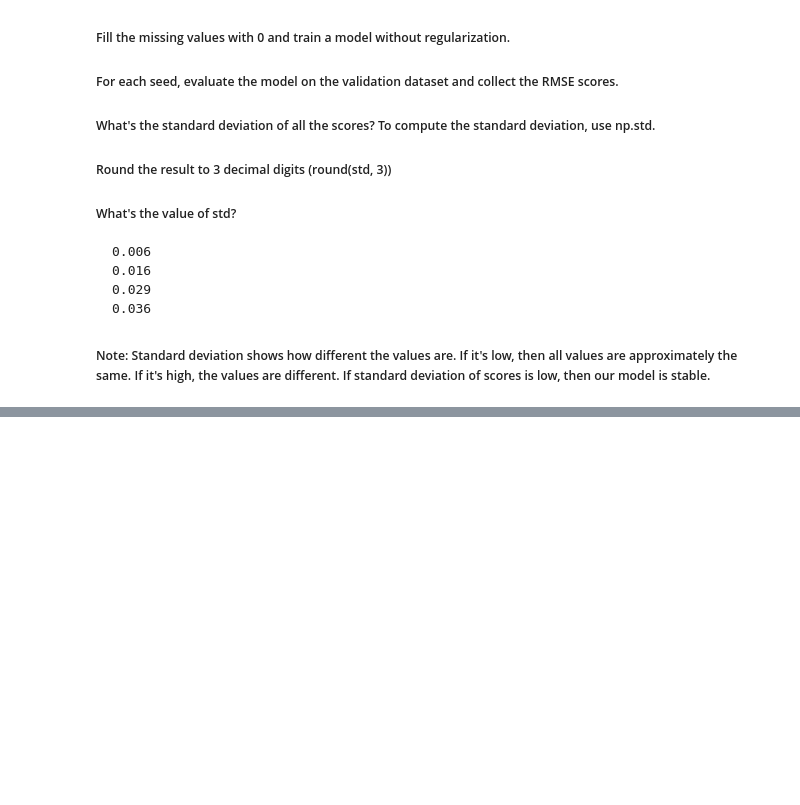
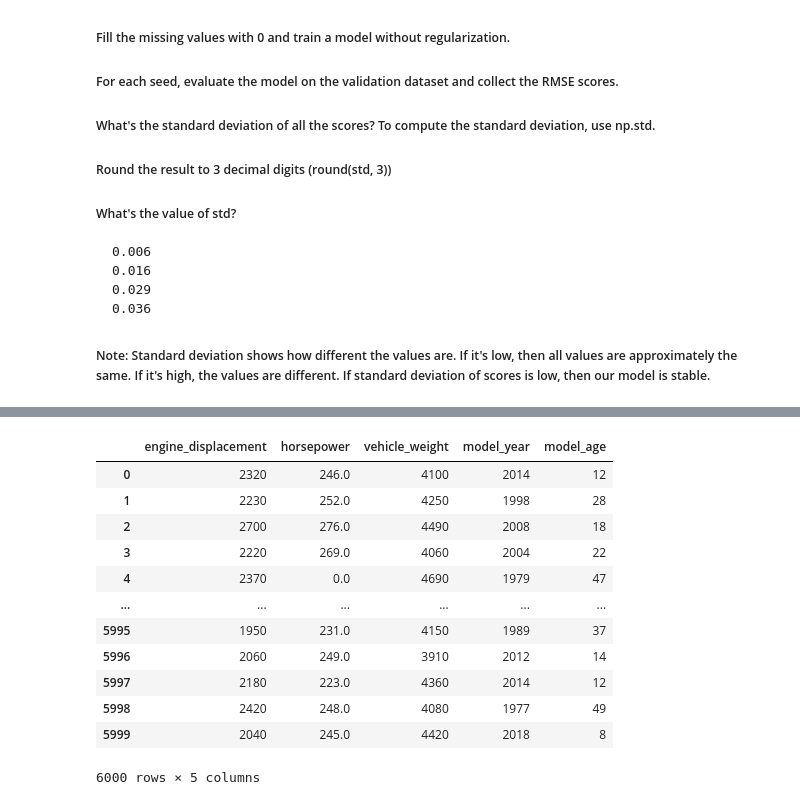
Before and after one commit to AdisaYunusa/ml-zoomcamp, a Jupyter notebook: 02-regression/Homework 2.ipynb, the cells around one changed output, grey strips where cells are left out. Saved outputs shown, nothing was run; the diff lists cells and outputs as text; code cells hidden in the pictures; blank space fills up the shorter version.

```diff
--- a/02-regression/Homework 2.ipynb
+++ b/02-regression/Homework 2.ipynb
@@ -428,12 +432,14 @@ for r in reg_values:
     )
 
     # Training predictions and RMSE
-    y_pred_train = w_0 + X_train_zero.dot(w)
-    train_rmse = rmse(y_train_zero, y_pred_train)
+    y_pred_train_log = w_0 + X_train_zero.dot(w)
+    y_pred_train_mpg = np.expm1(y_pred_train_log)
+    train_rmse = rmse(y_train_zero_orig, y_pred_train_mpg)
 
     # Validation predictions and RMSE
-    y_pred_val = w_0 + X_val_zero.dot(w)
-    val_rmse = rmse(y_val_zero, y_pred_val)
+    y_pred_val_log = w_0 + X_val_zero.dot(w)
+    y_pred_val_mpg = np.expm1(y_pred_val_log)
+    val_rmse = rmse(y_val_zero_orig, y_pred_val_mpg)
 
     # Store validation RMSE (unrounded)
     scores[r] = val_rmse
@@ -548,10 +554,12 @@ def seeding(seeding_values):
         X_train = prepare_X(df_train)
         X_val = prepare_X(df_val)
         w_0, w = train_linear_regression(X_train, y_train)
-        y_pred_train = w_0 + X_train.dot(w)
-        y_pred_val = w_0 + X_val.dot(w)
-        score_train = rmse(y_train, y_pred_train)
-        score_val = rmse(y_val, y_pred_val)
+        y_pred_train_log = w_0 + X_train.dot(w)
+        y_pred_train_mpg = np.expm1(y_pred_train_log)
+        y_pred_val_log = w_0 + X_val.dot(w)
+        y_pred_val_mpg = np.expm1(y_pred_val_log)
+        score_train = rmse(y_train_orig, y_pred_train_mpg)
+        score_val = rmse(y_val_orig, y_pred_val_mpg)
         results[seed]['rmse_train'] = score_train
         results[seed]['rmse_val'] = score_val
 
@@ -588,0 +644,16 @@ Validation RMSE = 0.072
+# %%
+splits[9]['train']
+# %% [output]
+|  | engine_displacement | horsepower | vehicle_weight | model_year | model_age |
+| 0 | 2320 | 246.0 | 4100 | 2014 | 12 |
+| 1 | 2230 | 252.0 | 4250 | 1998 | 28 |
+| 2 | 2700 | 276.0 | 4490 | 2008 | 18 |
+| 3 | 2220 | 269.0 | 4060 | 2004 | 22 |
+| 4 | 2370 | 0.0 | 4690 | 1979 | 47 |
+| ... | ... | ... | ... | ... | ... |
+| 5995 | 1950 | 231.0 | 4150 | 1989 | 37 |
+| 5996 | 2060 | 249.0 | 3910 | 2012 | 14 |
+| 5997 | 2180 | 223.0 | 4360 | 2014 | 12 |
+| 5998 | 2420 | 248.0 | 4080 | 1977 | 49 |
+| 5999 | 2040 | 245.0 | 4420 | 2018 | 8 |
+6000 rows × 5 columns
```
Also changed, not shown: parts of 16 cells of this notebook.
